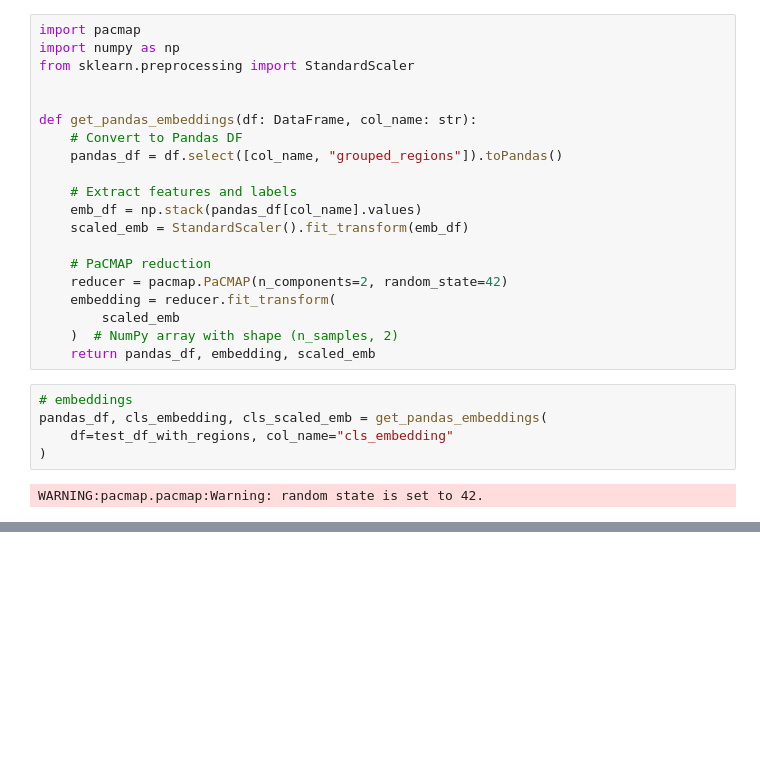
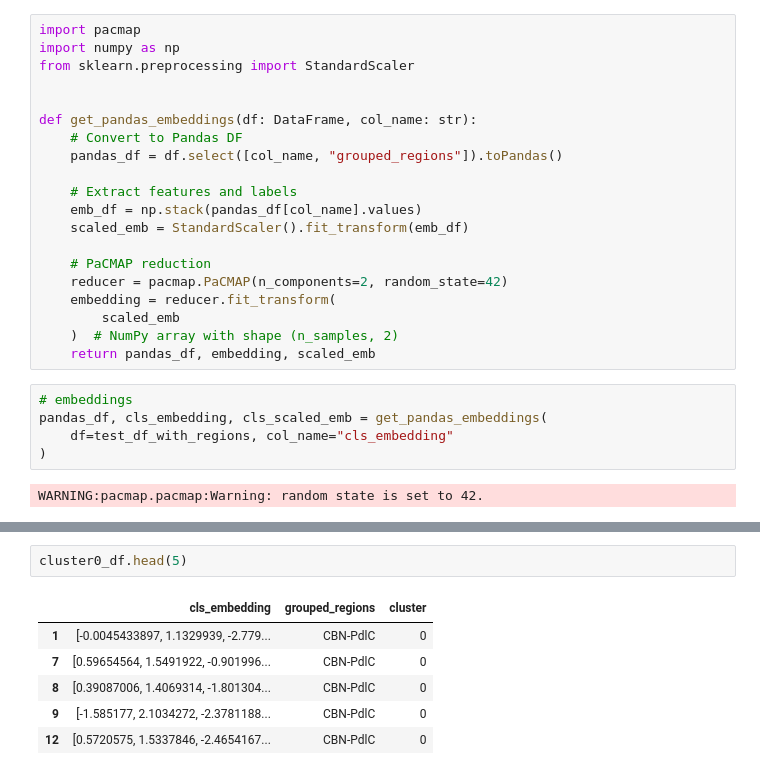
Before and after one commit to dsgt-arc/plantclef-2025, a Jupyter notebook: notebooks/eda/20250412-mg-clustering.ipynb, the cells around one changed output, grey strips where cells are left out. Cells and saved outputs as stored; diff of their text form; blank space fills up the shorter version.

```diff
--- a/notebooks/eda/20250412-mg-clustering.ipynb
+++ b/notebooks/eda/20250412-mg-clustering.ipynb
@@ -252,0 +357,9 @@ plot_pacmap_clusters(
+# %%
+cluster0_df.head(5)
+# %% [output]
+|  | cls_embedding | grouped_regions | cluster |
+| 1 | [-0.0045433897, 1.1329939, -2.779... | CBN-PdlC | 0 |
+| 7 | [0.59654564, 1.5491922, -0.901996... | CBN-PdlC | 0 |
+| 8 | [0.39087006, 1.4069314, -1.801304... | CBN-PdlC | 0 |
+| 9 | [-1.585177, 2.1034272, -2.3781188... | CBN-PdlC | 0 |
+| 12 | [0.5720575, 1.5337846, -2.4654167... | CBN-PdlC | 0 |
```
Also changed, not shown: parts of 11 cells of this notebook.
